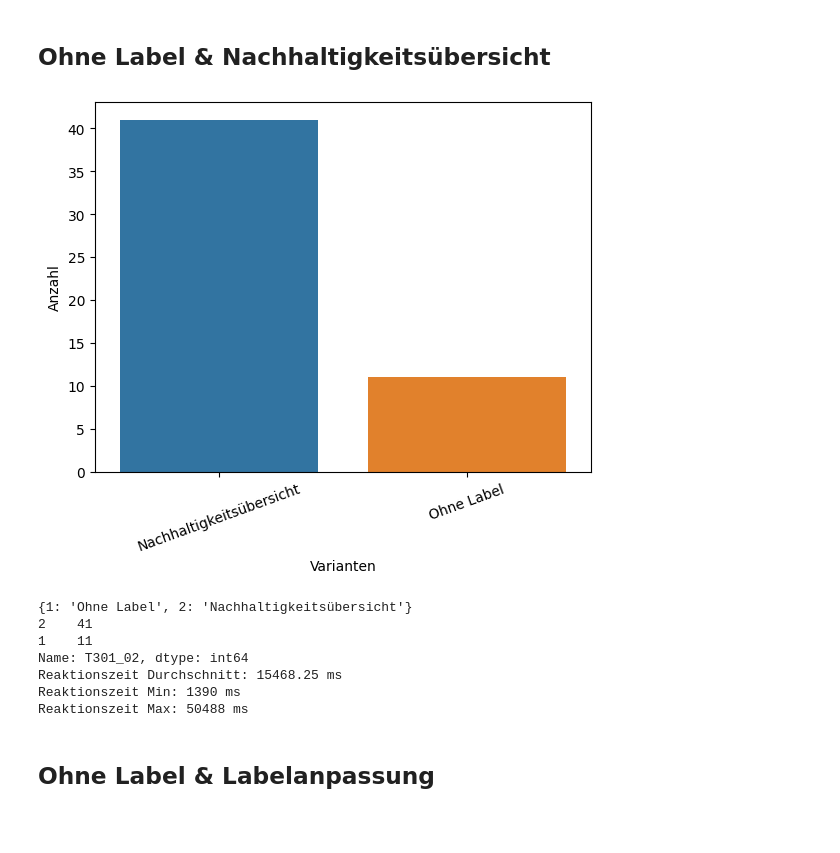
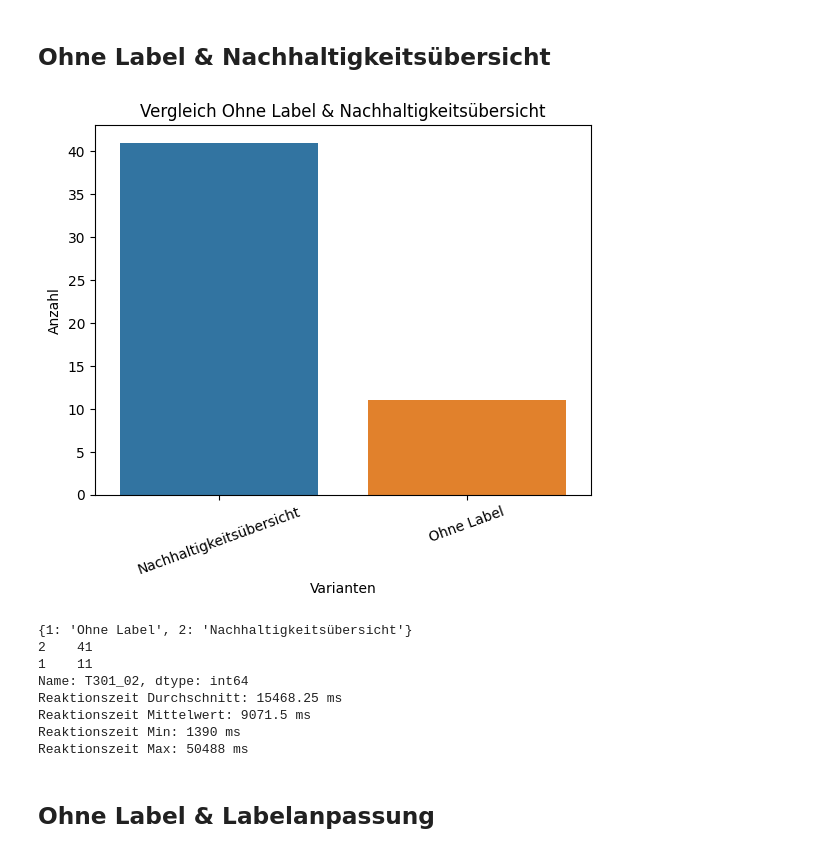
Before and after one commit to erikblank/evaluation_sustainability_study, a Jupyter notebook: auswertung.ipynb, the cells around one changed output. Drawn from its saved outputs; the diff is of its cells as text; code cells hidden in the pictures; blank space fills up the shorter version.

```diff
--- a/auswertung.ipynb
+++ b/auswertung.ipynb
@@ -250,26 +261,29 @@ Reaktionszeit Max: 83377 ms
 # %%
 values = df['T301_02']
 mapping = {1: 'Ohne Label', 2: 'Nachhaltigkeitsübersicht'}
 data_mapped = [mapping[x] for x in values]
 sns.countplot(x=data_mapped)
 plt.xlabel('Varianten')
 plt.xticks(rotation=20)
 plt.ylabel('Anzahl')
+plt.title("Vergleich Ohne Label & Nachhaltigkeitsübersicht")
 plt.show()
 print(mapping)
 print(values.value_counts())
 
 reaction_time = df['T301_02a']
 print(f'Reaktionszeit Durchschnitt: {reaction_time.mean()} ms')
+print(f'Reaktionszeit Mittelwert: {reaction_time.median()} ms')
 print(f'Reaktionszeit Min: {reaction_time.min()} ms')
 print(f'Reaktionszeit Max: {reaction_time.max()} ms')
 # %% [output]
-[figure, old version]
+[figure, new version]
 {1: 'Ohne Label', 2: 'Nachhaltigkeitsübersicht'}
 2    41
 1    11
 Name: T301_02, dtype: int64
 Reaktionszeit Durchschnitt: 15468.25 ms
+Reaktionszeit Mittelwert: 9071.5 ms
 Reaktionszeit Min: 1390 ms
 Reaktionszeit Max: 50488 ms
 # %% [markdown]
```
Also changed, not shown: parts of 35 cells of this notebook.
